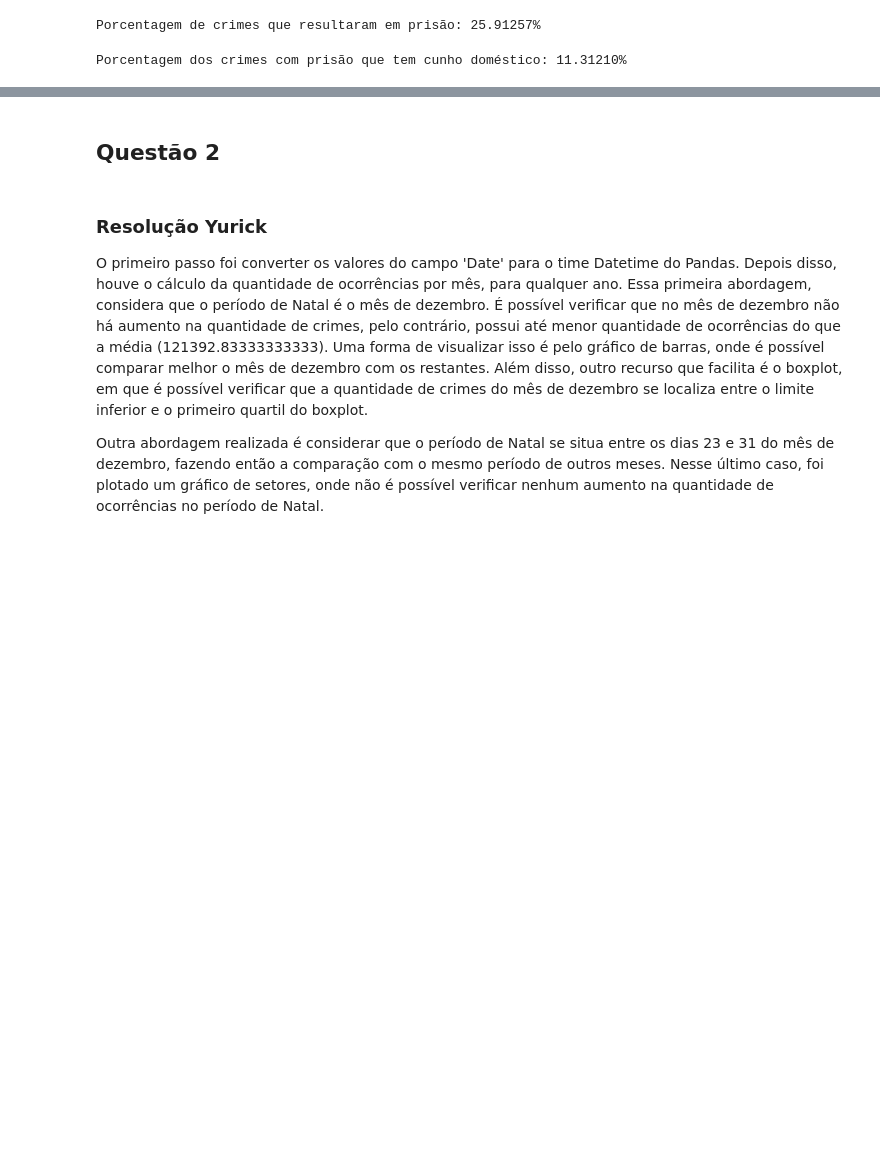
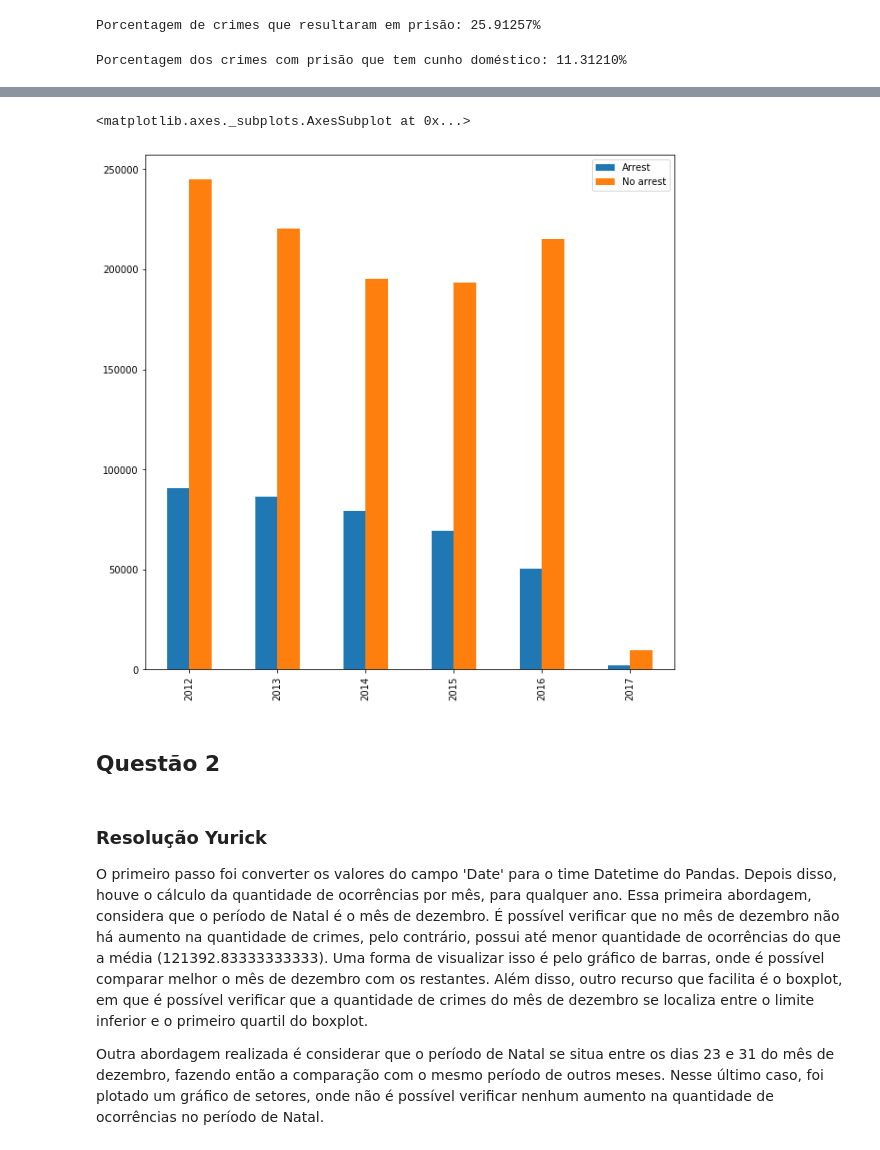
Before and after one commit to yurickyh/MAC0459, a Jupyter notebook: Chicago_Crime_Team_EP/DataScienceEP2.ipynb, the cells around one changed output, grey strips where cells are left out. Drawn from its saved outputs; the diff is of its cells as text; code cells hidden in the pictures; blank space fills up the shorter version.

```diff
--- a/Chicago_Crime_Team_EP/DataScienceEP2.ipynb
+++ b/Chicago_Crime_Team_EP/DataScienceEP2.ipynb
@@ -116,0 +185,3 @@ Porcentagem dos crimes com prisão que tem cunho doméstico: 11.31210%
+# %%
+crimes_with_arrest = crimes.query('Arrest').groupby('Year')
+crimes_with_arrest["Arrest"].value_counts().describe()
@@ -116,0 +198,3 @@ Porcentagem dos crimes com prisão que tem cunho doméstico: 11.31210%
+# %%
+crimes_without_arrest = crimes.query('not Arrest').groupby('Year')
+crimes_without_arrest["Arrest"].value_counts().describe()
@@ -117,3 +211,11 @@ Porcentagem dos crimes com prisão que tem cunho doméstico: 11.31210%
+# %%
+arrest_count = crimes_with_arrest["Arrest"].value_counts()
+no_arrest_count = crimes_without_arrest["Arrest"].value_counts()
+arrest_df = pd.DataFrame({'Arrest': arrest_count.values, 'No arrest': no_arrest_count.values}, index=[i for i in range(2012, 2018)])
+arrest_df.plot.bar(figsize=(10,10))
+# %% [output]
+<matplotlib.axes._subplots.AxesSubplot at 0x...>
+[figure, added]
 # %% [markdown]
 ## Questão 2
 # %% [markdown]
```
Also changed, not shown: parts of 9 cells of this notebook.
